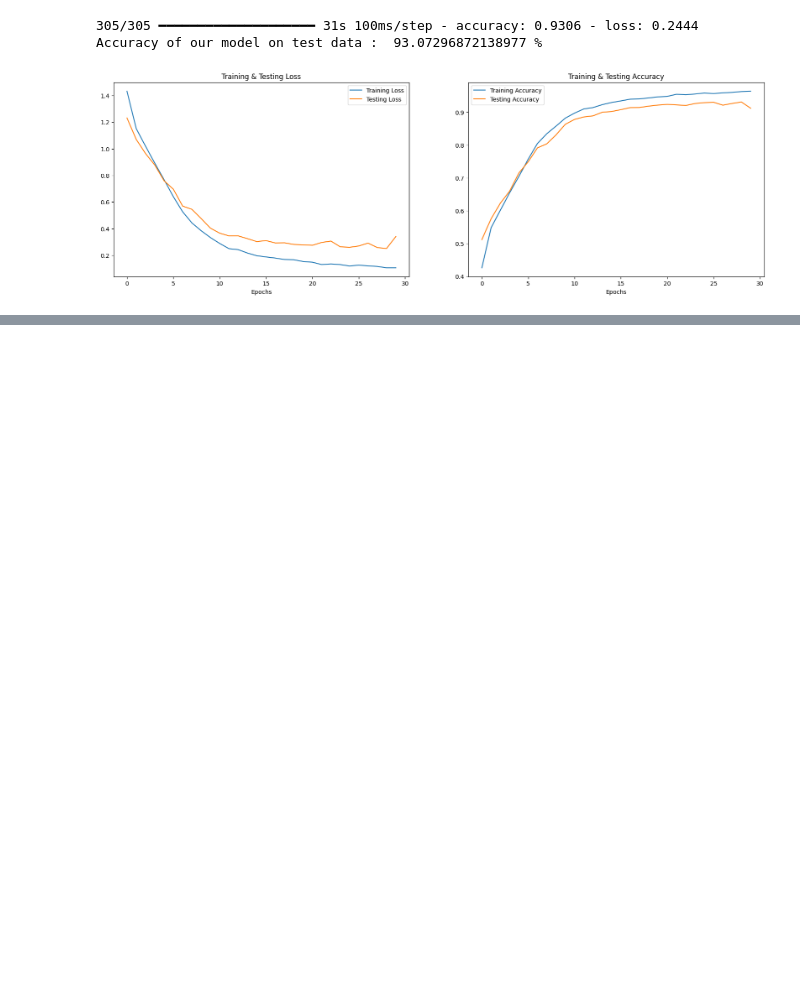
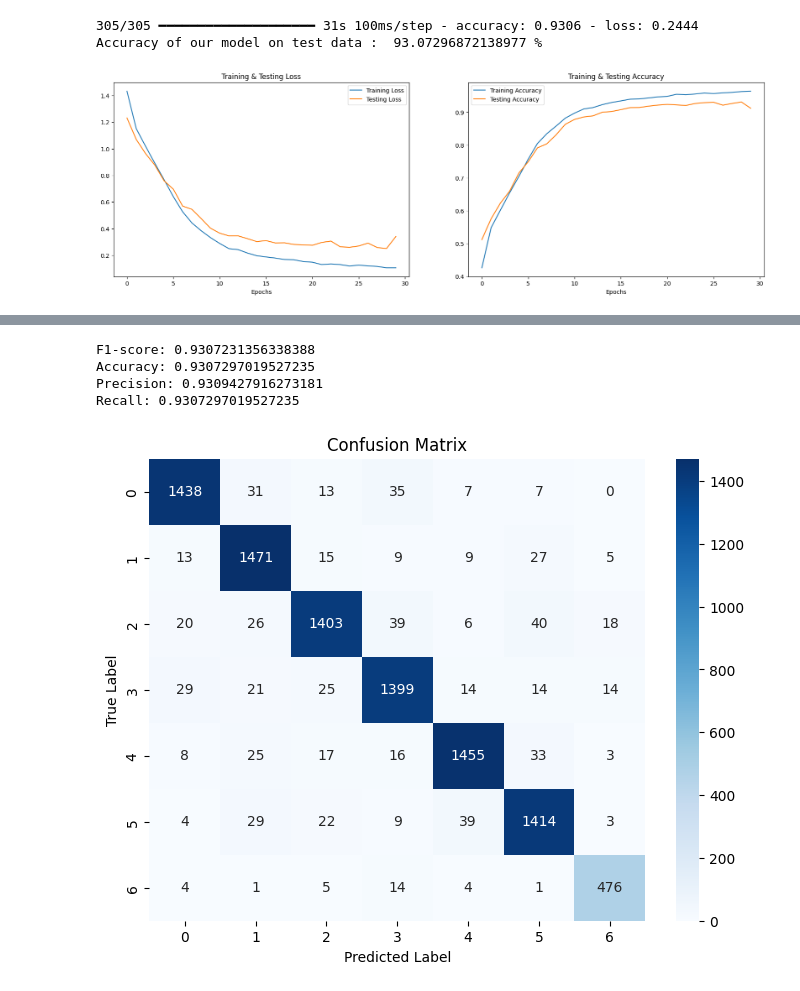
Before and after one commit to nayeli-guzman/emotion-recognition-in-speech, a Jupyter notebook: classification-cnn.ipynb, the cells around one changed output, grey strips where cells are left out. Drawn from its saved outputs; the diff is of its cells as text; code cells hidden in the pictures; blank space fills up the shorter version.

```diff
--- a/classification-cnn.ipynb
+++ b/classification-cnn.ipynb
@@ -19,7 +20,7 @@ import tensorflow.keras.layers as L
 # %% [markdown]
 ## **Load dataset**
 # %%
-data = np.load('./features/features.npz')
+data = np.load('./features_npz/features.npz')
 # %%
 X = data['X']
 labels = data['Y']
@@ -200,0 +223,3 @@ Accuracy of our model on test data :  93.07296872138977 %
+# %%
+hyperparams = 'best_model1_weights.h5'
+model = load_model(hyperparams)
@@ -229,0 +234,32 @@ Accuracy of our model on test data :  93.07296872138977 %
+# %%
+# F1-score
+f1 = f1_score(y_test_labels, y_pred_labels, average='weighted')
+print("F1-score:", f1)
+
+# Accuracy
+accuracy = accuracy_score(y_test_labels, y_pred_labels)
+print("Accuracy:", accuracy)
+
+# Precision
+precision = precision_score(y_test_labels, y_pred_labels, average='weighted')
+print("Precision:", precision)
+
+# Recall
+recall = recall_score(y_test_labels, y_pred_labels, average='weighted')
+print("Recall:", recall)
+# %% [output]
+F1-score: 0.9307231356338388
+Accuracy: 0.9307297019527235
+Precision: 0.9309427916273181
+Recall: 0.9307297019527235
+# %%
+conf_matrix = confusion_matrix(y_test_labels, y_pred_labels)
+
+plt.figure(figsize=(8,6))
+sns.heatmap(conf_matrix, annot=True, fmt="d", cmap="Blues", xticklabels=range(7), yticklabels=range(7))
+plt.xlabel('Predicted Label')
+plt.ylabel('True Label')
+plt.title('Confusion Matrix')
+plt.show()
+# %% [output]
+[figure, added]
```
Also changed, not shown: parts of 10 cells of this notebook, 1 other file.
